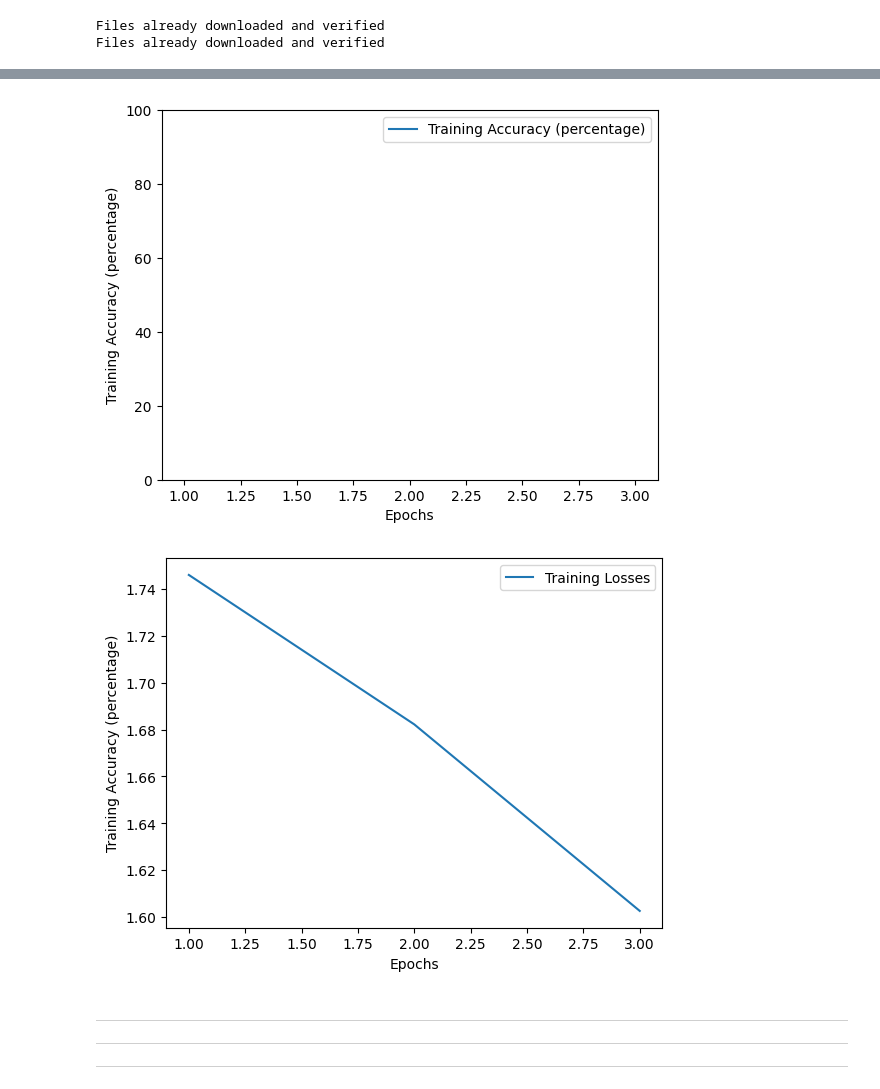
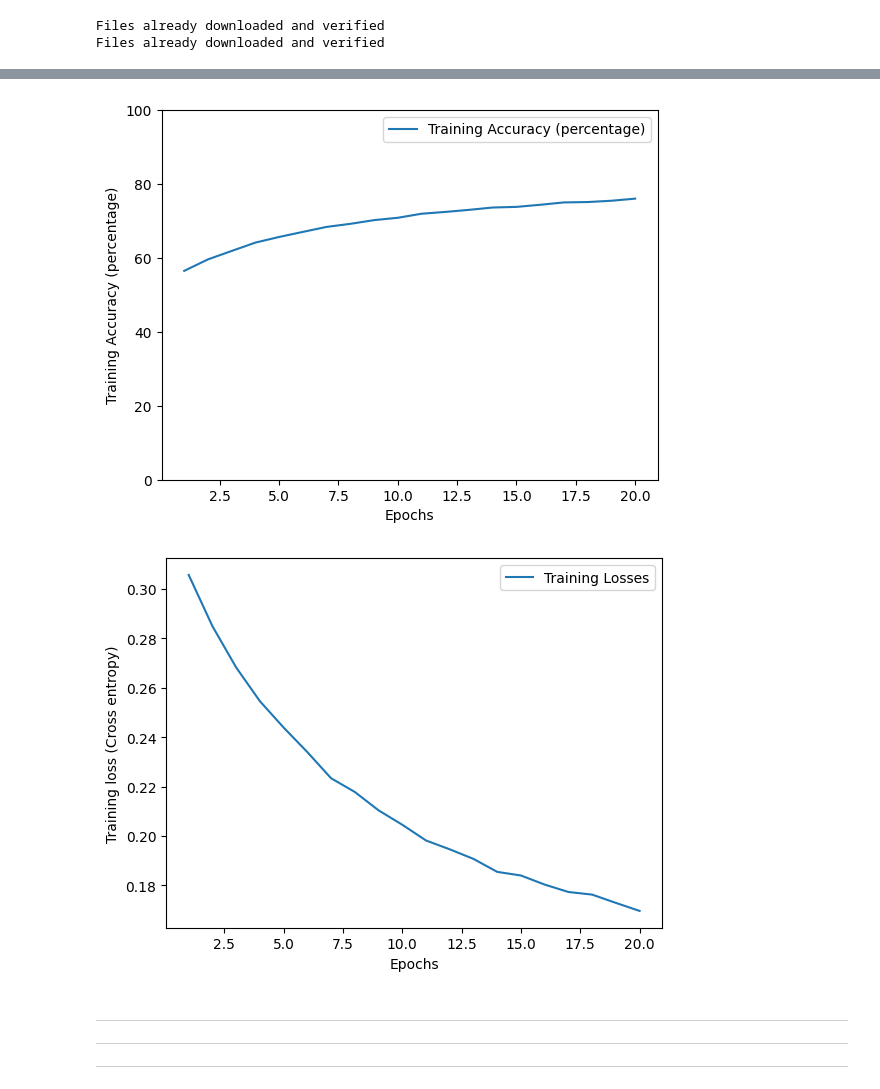
Before and after one commit to Toash/CS375-Assignments, a Jupyter notebook: cs375/assignment6_JUSTIN_HO.ipynb, the cells around one changed output, grey strips where cells are left out. Cells and saved outputs as stored; diff of their text form; code cells hidden in the pictures.

```diff
--- a/cs375/assignment6_JUSTIN_HO.ipynb
+++ b/cs375/assignment6_JUSTIN_HO.ipynb
@@ -223,58 +228,47 @@ train_losses = []
 train_accuracies = []
 # model picks up where it left off training (2 epochs)
 
-# def calculate_accuracy(model, dataloader):
-#     sample_count = len(dataloader)
-#     correct_count=0
-#     for data in dataloader:
-#         inputs, labels = data
-#         outputs = model(inputs)
-#         _, predicted = torch.max(outputs, 1)
-#         correct_count += (predicted == labels).sum().item()
-
-#     accuracy = (correct_count / sample_count) * 100
-#     return accuracy
-
-epochs = 3
+epochs = 20
 for epoch in range(epochs):
     epoch_crossentropy_loss = 0
     epoch_correct_count = 0
     for minibatch in trainloader:
         inputs, labels = minibatch
         optimizer.zero_grad()
         outputs = net(inputs)
 
+        # Training accuracy
         _, predicted = torch.max(outputs, 1)
         epoch_correct_count += (predicted == labels).sum().item()
 
+        # Cross entropy training loss
         loss = criterion(outputs, labels)
         epoch_crossentropy_loss+=loss
+
         loss.backward()
         optimizer.step()
     # calculate the losses and accuracies for the epoch
-    average_epoch_loss = epoch_crossentropy_loss/len(trainloader)
-    epoch_accuracy = (epoch_correct_count / len(trainloader))*100
+    average_epoch_loss = epoch_crossentropy_loss/len(trainloader.dataset)
+    epoch_accuracy = (epoch_correct_count / len(trainloader.dataset))*100
     train_losses.append(float(average_epoch_loss))
     train_accuracies.append(epoch_accuracy)
 
 
 plt.plot(range(1, epochs+1), train_accuracies, label='Training Accuracy (percentage)')
 plt.xlabel('Epochs')
 plt.ylabel('Training Accuracy (percentage)')
 plt.ylim(0,100)
 plt.legend()
 plt.show()
 
 plt.plot(range(1, epochs+1), train_losses, label='Training Losses')
 plt.xlabel('Epochs')
-plt.ylabel('Training Accuracy (percentage)')
+plt.ylabel('Training loss (Cross entropy)')
 plt.legend()
 plt.show()
-
-print(train_accuracies[0:100])
 # %% [output]
-[figure, old version]
+[figure, new version]
-[figure, old version]
+[figure, new version]
 # %%
 # For grader use only
 
```
Also changed, not shown: parts of 4 cells of this notebook, 1 other file.
